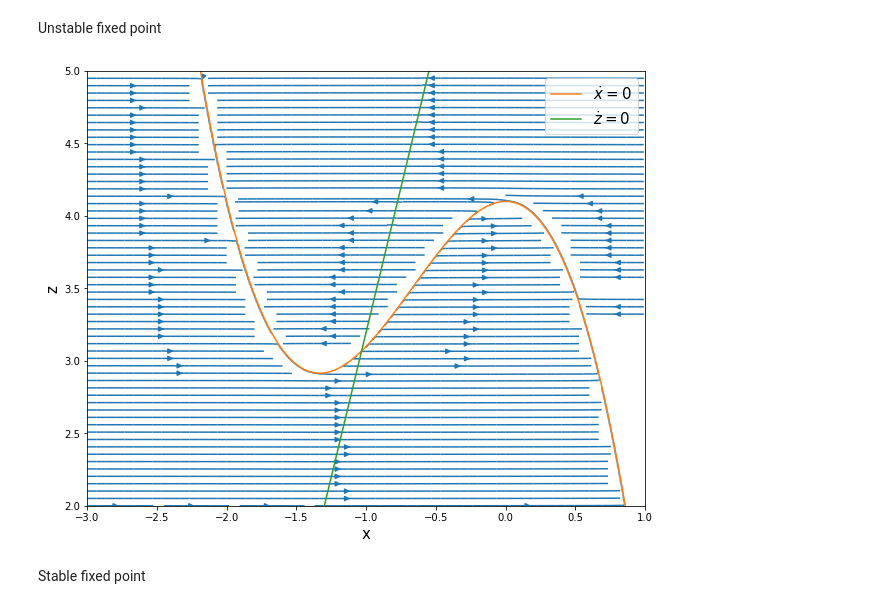
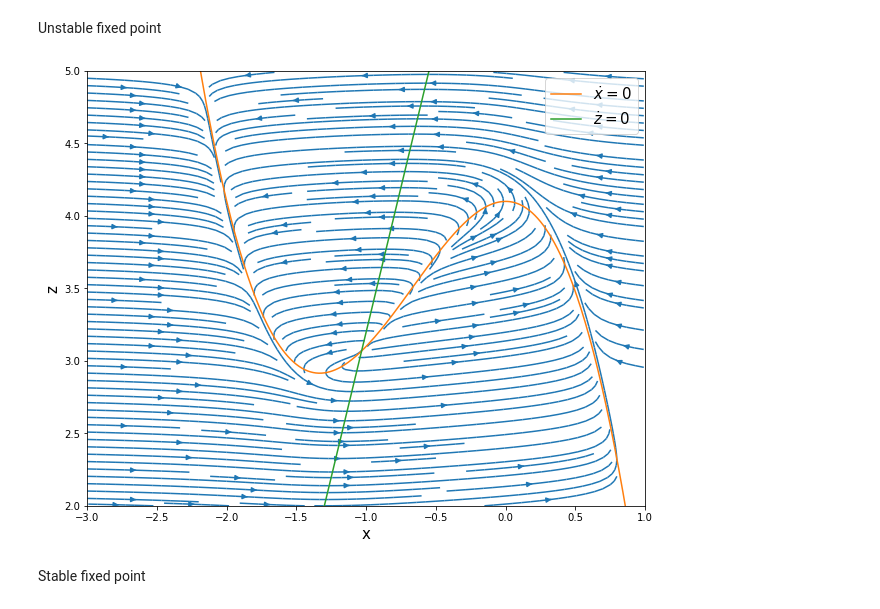
Before and after one commit to dhrunia/infr_szr_prpgtn, a Jupyter notebook: epileptor_phase_space.ipynb, the cells around one changed output. Saved outputs shown, nothing was run; the diff lists cells and outputs as text; code cells hidden in the pictures.

```diff
--- a/epileptor_phase_space.ipynb
+++ b/epileptor_phase_space.ipynb
@@ -8,36 +8,36 @@ import matplotlib.pyplot as plt
 
 I = 3.1
 x0 = -1.8
-tau0 = 2857.0
+tau0 = 30.0
 
 x = np.r_[-3:1:0.01]
 z = np.r_[2:5:0.01]
 xx, zz = np.meshgrid(x,z)
 dx = np.zeros([len(z),len(x)])
 dz = np.zeros([len(z),len(x)])
 
 for i in range(len(z)):
     for j in range(len(x)):
         dx[i,j] = 1 - x[j]**3 - 2*x[j]**2 - z[i] + I
         dz[i,j] = 1/tau0*(4*(x[j] - x0) - z[i])
 
 plt.figure(figsize=(10,8))
 # plt.quiver(xx,zz,dx,dz,scale_units='xy',minlength=1e-5)
 plt.streamplot(x,z,dx,dz,density=2.0)
 
 x = np.r_[-3:1:0.01]
 xNC = 1 - x**3 - 2*x**2 + I
 zNC = 4*(x-x0)
 plt.plot(x,xNC)
 plt.plot(x,zNC)
 plt.xlabel('x',fontsize=15.0)
 plt.ylabel('z',fontsize=15.0)
 plt.xlim([-3,1])
 plt.ylim([2,5])
 plt.legend(['$\dot x=0$','$\dot z=0$'],loc=1,fontsize=15.0)
 plt.show(block=False)
 # %% [output]
-[figure, old version]
+[figure, new version]
 # %% [markdown]
 Stable fixed point
 # %%
```
Also changed, not shown: 5 other files.
